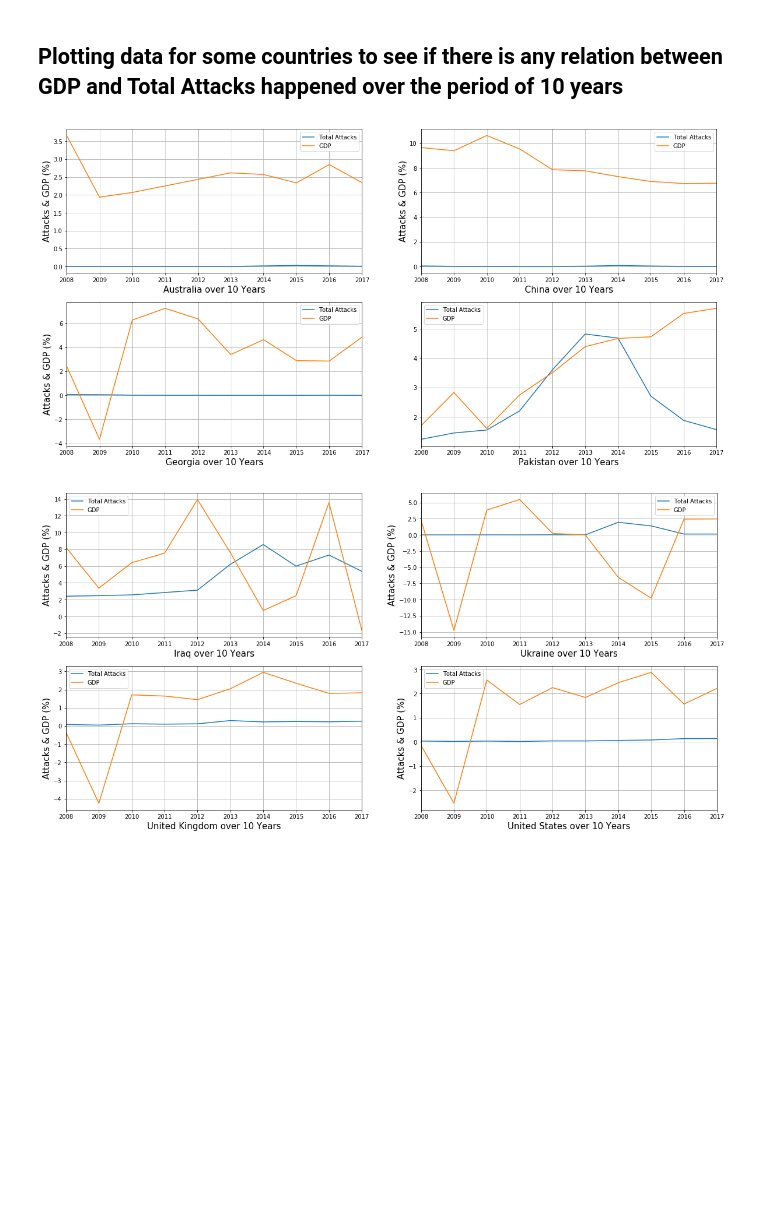
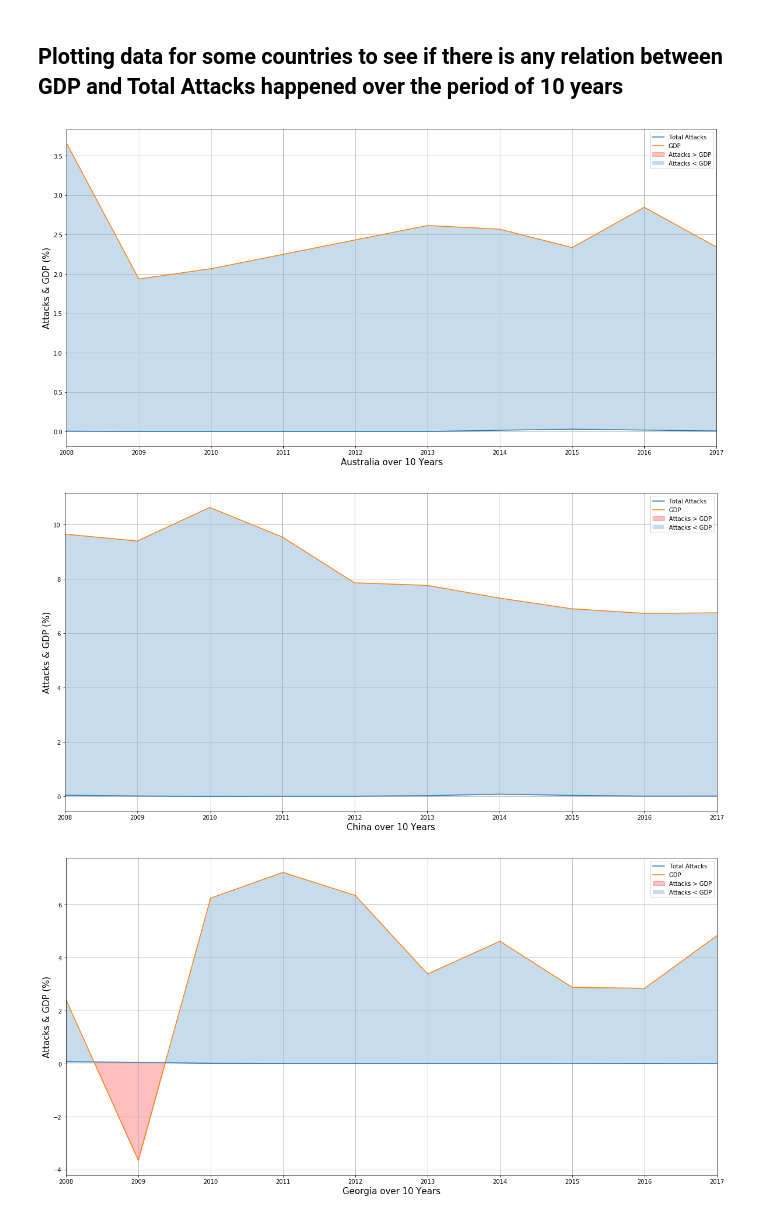
Before and after one commit to sainigurcharan/uciProject_1, a Jupyter notebook: GSingh_Analytics/GTD_GDP_Analysis.ipynb, the cells around one changed output. Saved outputs shown, nothing was run; the diff lists cells and outputs as text; code cells hidden in the pictures; blank space fills up the shorter version.

Commit message:
First project bar plot update

```diff
--- a/GSingh_Analytics/GTD_GDP_Analysis.ipynb
+++ b/GSingh_Analytics/GTD_GDP_Analysis.ipynb
@@ -49,12 +49,22 @@ fig.set_size_inches(20,10)
 [figure]
 # %% [markdown]
 ## Plotting data for some countries to see if there is any relation between GDP and Total Attacks happened over the period of 10 years
+# %%
+# filling the plot between attacks and gdp bar lines, where red means attacks happening more than gdp
+def fillBetween():
+    plt.fill_between(DF['Year'], DF['Total Attacks'], DF['GDP'],
+                where=(DF['Total Attacks'] > DF['GDP']),
+                interpolate=True, color='red', alpha=0.25, label='Attacks > GDP')
+    plt.fill_between(DF['Year'], DF['Total Attacks'], DF['GDP'],
+                where=(DF['Total Attacks'] <= DF['GDP']),
+                interpolate=True, alpha=0.25, label='Attacks < GDP')
+    plt.legend()
 # %%
 # https://matplotlib.org/devdocs/gallery/subplots_axes_and_figures/subplots_demo.html
 # https://matplotlib.org/3.1.1/tutorials/introductory/usage.html#sphx-glr-tutorials-introductory-usage-py
 #fig, (ax1, ax2) = plt.subplots(1, 2)
-fig, ((ax1, ax2), (ax3, ax4)) = plt.subplots(2, 2)
 
+fig, ax1 = plt.subplots(1)
 DF = mergedData.loc[mergedData['Country'] == 'Australia']
 ax1.plot(DF['Year'], DF['Total Attacks'], label='Total Attacks')
 ax1.plot(DF['Year'], DF['GDP'], label='GDP')
@@ -65,7 +75,9 @@ ax1.set_xlabel('Australia over 10 Years', fontsize = 15)
 ax1.set_ylabel('Attacks & GDP (%)', fontsize = 15)
 fig = plt.gcf()
 fig.set_size_inches(20,10)
+fillBetween()
 
+fig, ax2 = plt.subplots(1)
 DF = mergedData.loc[mergedData['Country'] == 'China']
 ax2.plot(DF['Year'], DF['Total Attacks'], label='Total Attacks')
 ax2.plot(DF['Year'], DF['GDP'], label='GDP')
@@ -76,7 +88,9 @@ ax2.set_xlabel('China over 10 Years', fontsize = 15)
 ax2.set_ylabel('Attacks & GDP (%)', fontsize = 15)
 fig = plt.gcf()
 fig.set_size_inches(20,10)
+fillBetween()
 
+fig, ax3 = plt.subplots(1)
 DF = mergedData.loc[mergedData['Country'] == 'Georgia']
 ax3.plot(DF['Year'], DF['Total Attacks'], label='Total Attacks')
 ax3.plot(DF['Year'], DF['GDP'], label='GDP')
@@ -87,7 +101,9 @@ ax3.set_xlabel('Georgia over 10 Years', fontsize = 15)
 ax3.set_ylabel('Attacks & GDP (%)', fontsize = 15)
 fig = plt.gcf()
 fig.set_size_inches(20,10)
+fillBetween()
 
+fig, ax4 = plt.subplots(1)
 DF = mergedData.loc[mergedData['Country'] == 'Pakistan']
 ax4.plot(DF['Year'], DF['Total Attacks'], label='Total Attacks')
 ax4.plot(DF['Year'], DF['GDP'], label='GDP')
@@ -95,12 +111,12 @@ ax4.grid(True)
 ax4.legend()
 ax4.set_xlim(2008, 2017)
 ax4.set_xlabel('Pakistan over 10 Years', fontsize = 15)
-ax5.set_ylabel('Attacks & GDP (%)', fontsize = 15)
+ax4.set_ylabel('Attacks & GDP (%)', fontsize = 15)
 fig = plt.gcf()
 fig.set_size_inches(20,10)
+fillBetween()
 
-fig, ((ax5, ax6), (ax7, ax8)) = plt.subplots(2, 2)
-
+fig, ax5 = plt.subplots(1)
 DF = mergedData.loc[mergedData['Country'] == 'Iraq']
 ax5.plot(DF['Year'], DF['Total Attacks'], label='Total Attacks')
 ax5.plot(DF['Year'], DF['GDP'], label='GDP')
@@ -111,39 +127,47 @@ ax5.set_xlabel('Iraq over 10 Years', fontsize = 15)
 ax5.set_ylabel('Attacks & GDP (%)', fontsize = 15)
 fig = plt.gcf()
 fig.set_size_inches(20,10)
+fillBetween()
 
+fig, ax6 = plt.subplots(1)
 DF = mergedData.loc[mergedData['Country'] == 'Ukraine']
 ax6.plot(DF['Year'], DF['Total Attacks'], label='Total Attacks')
 ax6.plot(DF['Year'], DF['GDP'], label='GDP')
 ax6.grid(True)
 ax6.legend()
 ax6.set_xlim(2008, 2017)
 ax6.set_xlabel('Ukraine over 10 Years', fontsize = 15)
 ax6.set_ylabel('Attacks & GDP (%)', fontsize = 15)
 fig = plt.gcf()
 fig.set_size_inches(20,10)
+fillBetween()
 
+fig, ax7 = plt.subplots(1)
 DF = mergedData.loc[mergedData['Country'] == 'United Kingdom']
 ax7.plot(DF['Year'], DF['Total Attacks'], label='Total Attacks')
 ax7.plot(DF['Year'], DF['GDP'], label='GDP')
 ax7.grid(True)
 ax7.legend()
 ax7.set_xlim(2008, 2017)
 ax7.set_xlabel('United Kingdom over 10 Years', fontsize = 15)
 ax7.set_ylabel('Attacks & GDP (%)', fontsize = 15)
 fig = plt.gcf()
 fig.set_size_inches(20,10)
+fillBetween()
 
+fig, ax8 = plt.subplots(1)
 DF = mergedData.loc[mergedData['Country'] == 'United States']
 ax8.plot(DF['Year'], DF['Total Attacks'], label='Total Attacks')
 ax8.plot(DF['Year'], DF['GDP'], label='GDP')
 ax8.grid(True)
 ax8.legend()
 ax8.set_xlim(2008, 2017)
 ax8.set_xlabel('United States over 10 Years', fontsize = 15)
 ax8.set_ylabel('Attacks & GDP (%)', fontsize = 15)
 fig = plt.gcf()
 fig.set_size_inches(20,10)
+fillBetween()
 # %% [output]
-[figure, old version]
+[figure, new version]
-[figure, old version]
+[figure, new version]
+[figure, added]
```
Also changed, not shown: parts of 1 cell of this notebook.
